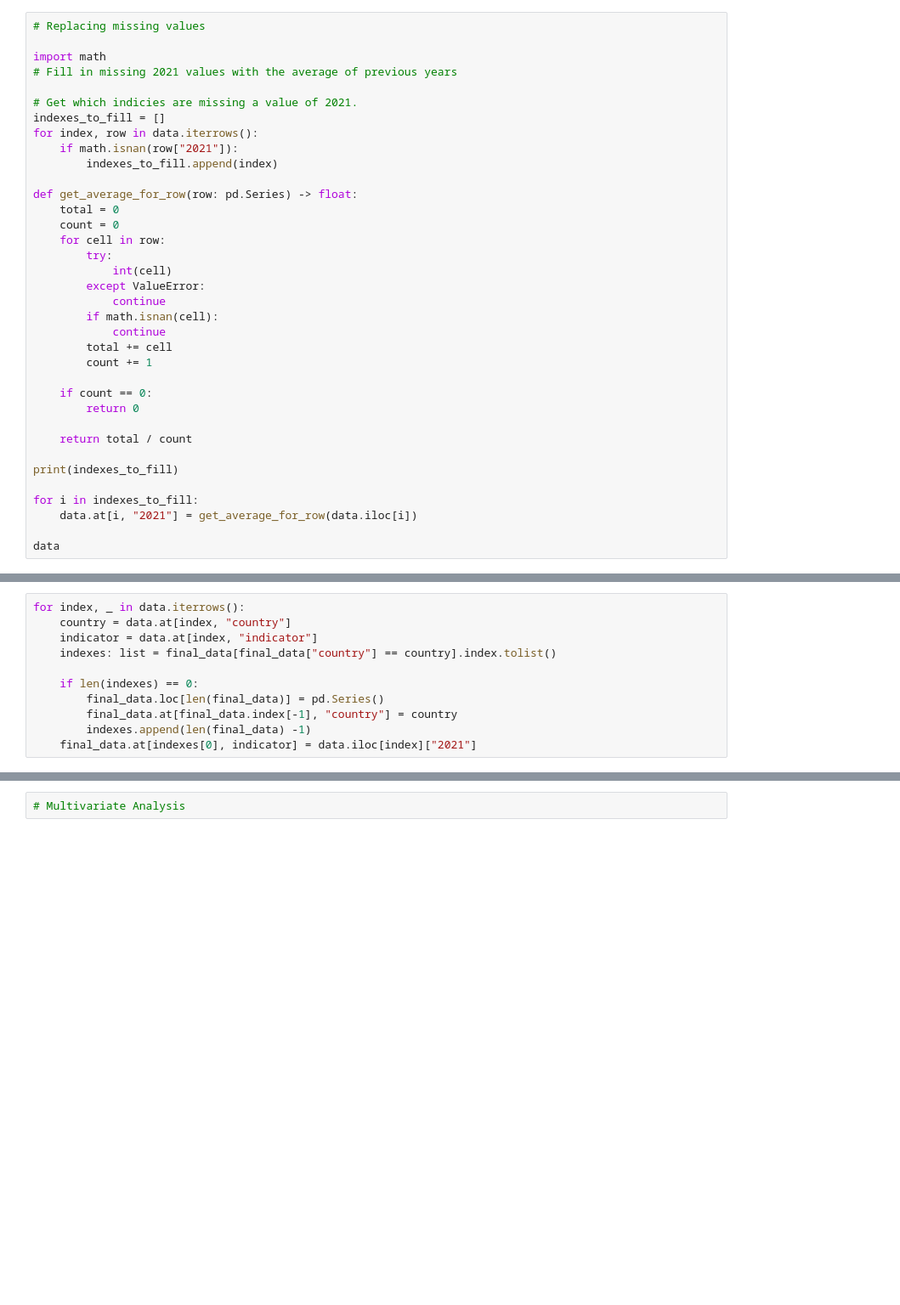
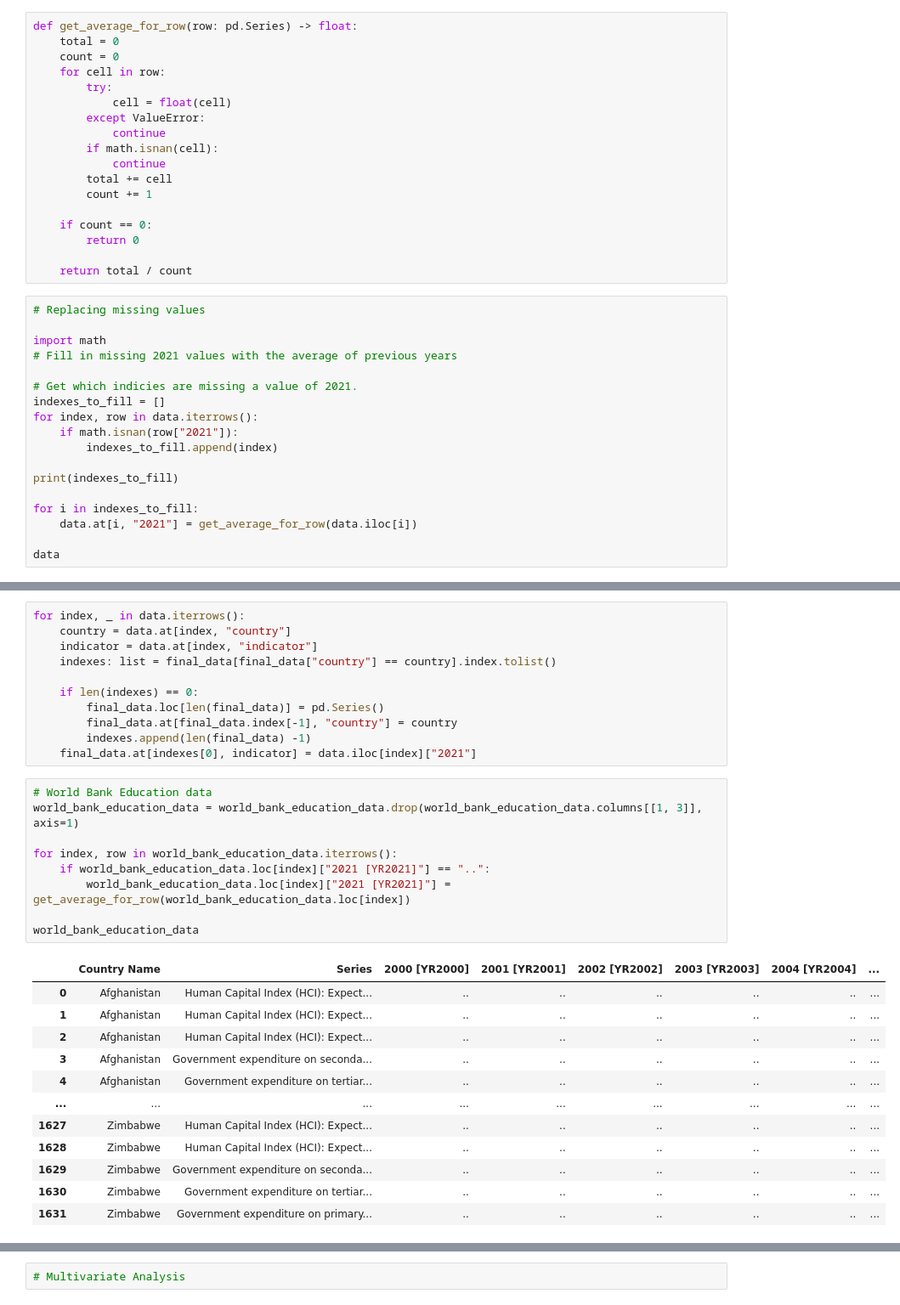
Before and after one commit to Jordan-Conway/DA-V-CA, a Jupyter notebook: index.ipynb, the cells around one changed output, grey strips where cells are left out. Shown: that part at 85% size. Cells and saved outputs as stored; diff of their text form; blank space fills up the shorter version.

Commit message:
Cleaning of world bank education data

```diff
--- a/index.ipynb
+++ b/index.ipynb
@@ -80,6 +82,24 @@ new_data = load_into_data(new_data,education_years_data)
 new_data = load_into_data(new_data,teacher_attrition_data)
 # %%
 data = new_data.copy(deep=True)
+# %%
+def get_average_for_row(row: pd.Series) -> float:
+    total = 0
+    count = 0
+    for cell in row:
+        try:
+            cell = float(cell)
+        except ValueError:
+            continue
+        if math.isnan(cell):
+            continue
+        total += cell
+        count += 1
+
+    if count == 0:
+        return 0
+
+    return total / count
 # %%
 # Replacing missing values
 
@@ -92,24 +112,6 @@ for index, row in data.iterrows():
     if math.isnan(row["2021"]):
         indexes_to_fill.append(index)
 
-def get_average_for_row(row: pd.Series) -> float:
-    total = 0
-    count = 0
-    for cell in row:
-        try:
-            int(cell)
-        except ValueError:
-            continue
-        if math.isnan(cell):
-            continue
-        total += cell
-        count += 1
-
-    if count == 0:
-        return 0
-
-    return total / count
-
 print(indexes_to_fill)
 
 for i in indexes_to_fill:
@@ -192,3 +194,25 @@ for index, _ in data.iterrows():
         final_data.at[final_data.index[-1], "country"] = country
         indexes.append(len(final_data) -1)
     final_data.at[indexes[0], indicator] = data.iloc[index]["2021"]
+# %%
+# World Bank Education data
+world_bank_education_data = world_bank_education_data.drop(world_bank_education_data.columns[[1, 3]], axis=1)
+
+for index, row in world_bank_education_data.iterrows():
+    if world_bank_education_data.loc[index]["2021 [YR2021]"] == "..":
+        world_bank_education_data.loc[index]["2021 [YR2021]"] = get_average_for_row(world_bank_education_data.loc[index])
+
+world_bank_education_data
+# %% [output]
+|  | Country Name | Series | 2000 [YR2000] | 2001 [YR2001] | 2002 [YR2002] | 2003 [YR2003] | 2004 [YR2004] | ... |
+| 0 | Afghanistan | Human Capital Index (HCI): Expect... | .. | .. | .. | .. | .. | ... |
+| 1 | Afghanistan | Human Capital Index (HCI): Expect... | .. | .. | .. | .. | .. | ... |
+| 2 | Afghanistan | Human Capital Index (HCI): Expect... | .. | .. | .. | .. | .. | ... |
+| 3 | Afghanistan | Government expenditure on seconda... | .. | .. | .. | .. | .. | ... |
+| 4 | Afghanistan | Government expenditure on tertiar... | .. | .. | .. | .. | .. | ... |
+| ... | ... | ... | ... | ... | ... | ... | ... | ... |
+| 1627 | Zimbabwe | Human Capital Index (HCI): Expect... | .. | .. | .. | .. | .. | ... |
+| 1628 | Zimbabwe | Human Capital Index (HCI): Expect... | .. | .. | .. | .. | .. | ... |
+| 1629 | Zimbabwe | Government expenditure on seconda... | .. | .. | .. | .. | .. | ... |
+| 1630 | Zimbabwe | Government expenditure on tertiar... | .. | .. | .. | .. | .. | ... |
+| 1631 | Zimbabwe | Government expenditure on primary... | .. | .. | .. | .. | .. | ... |
```
Also changed, not shown: parts of 5 cells of this notebook.
